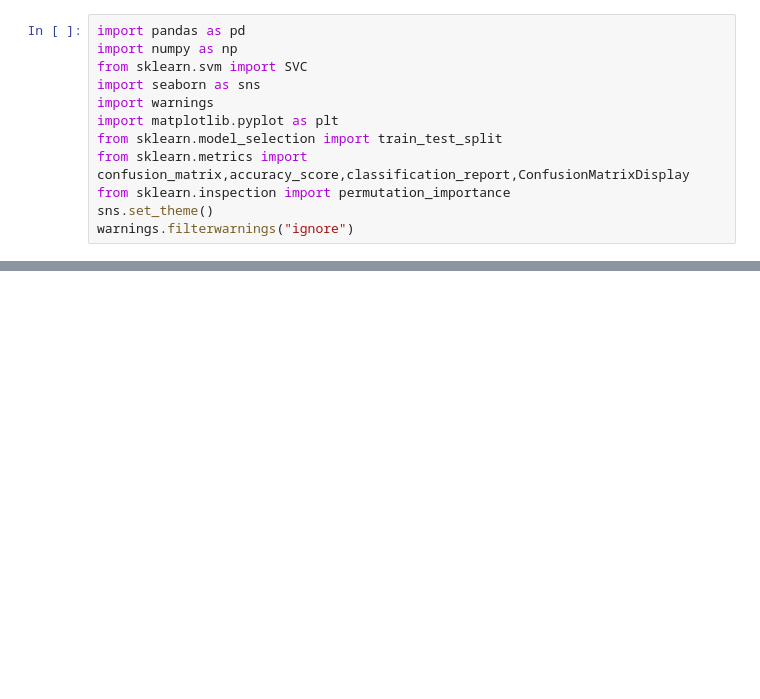
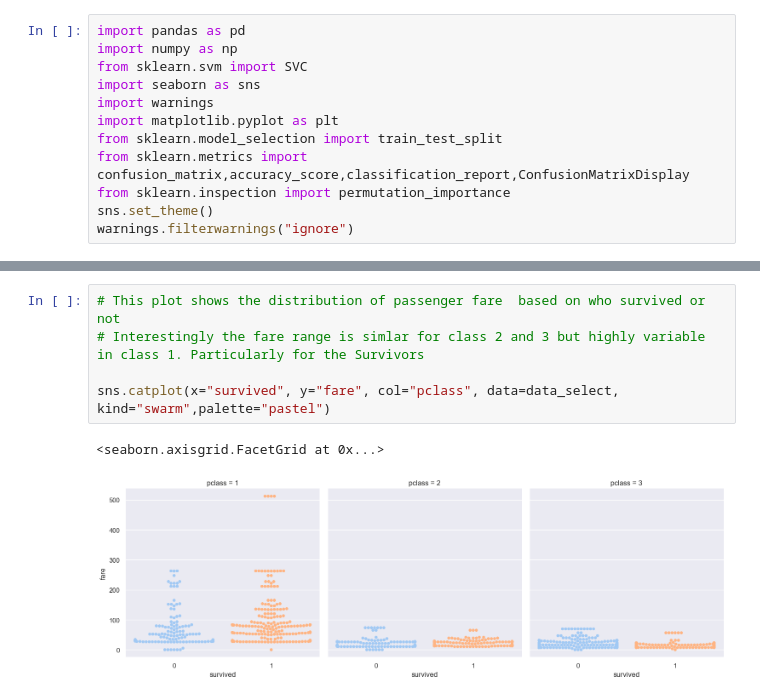
Before and after one commit to ol287/Learning-from-data, a Jupyter notebook: Week-7-Titanic.ipynb, the cells around one changed output, grey strips where cells are left out. Saved outputs shown, nothing was run; the diff lists cells and outputs as text; blank space fills up the shorter version.

```diff
--- a/Week-7-Titanic.ipynb
+++ b/Week-7-Titanic.ipynb
@@ -64,0 +130,8 @@ def f_importances_RBF(classifier,names,X_test,y_test):
+# %%
+# This plot shows the distribution of passenger fare  based on who survived or not
+# Interestingly the fare range is simlar for class 2 and 3 but highly variable in class 1. Particularly for the Survivors
+
+sns.catplot(x="survived", y="fare", col="pclass", data=data_select, kind="swarm",palette="pastel")
+# %% [output]
+<seaborn.axisgrid.FacetGrid at 0x...>
+[figure, added]
```
Also changed, not shown: parts of 44 cells of this notebook.
